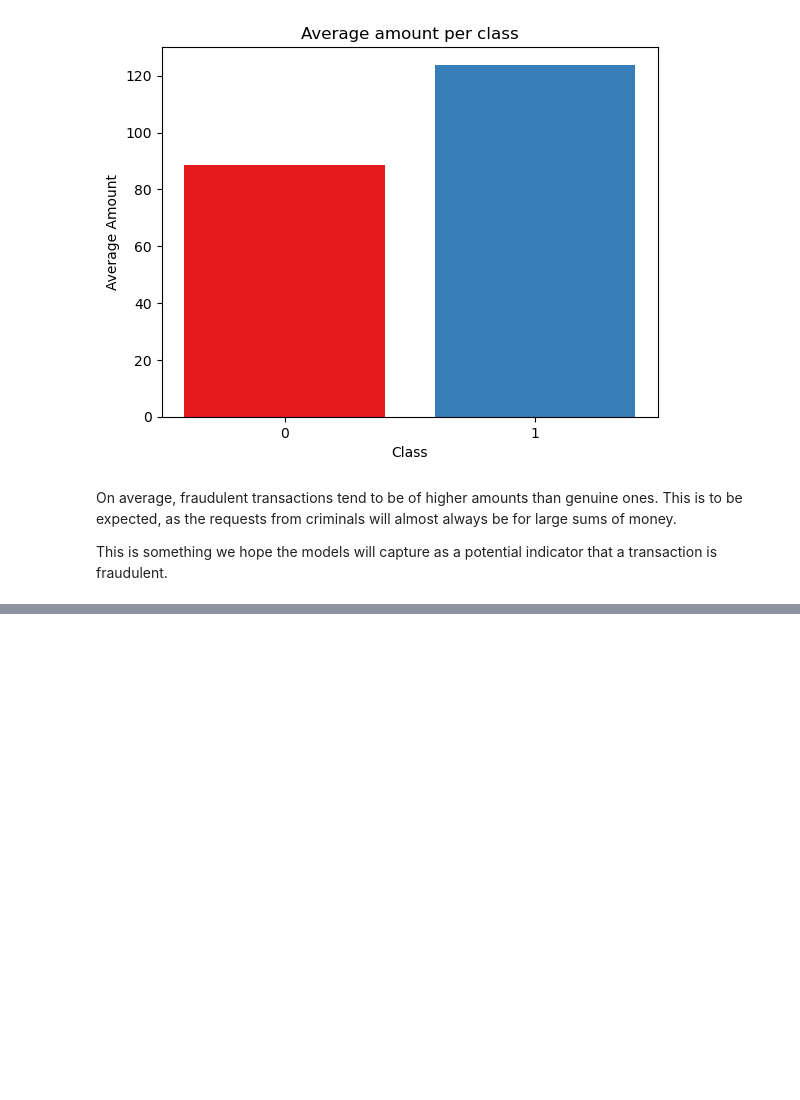
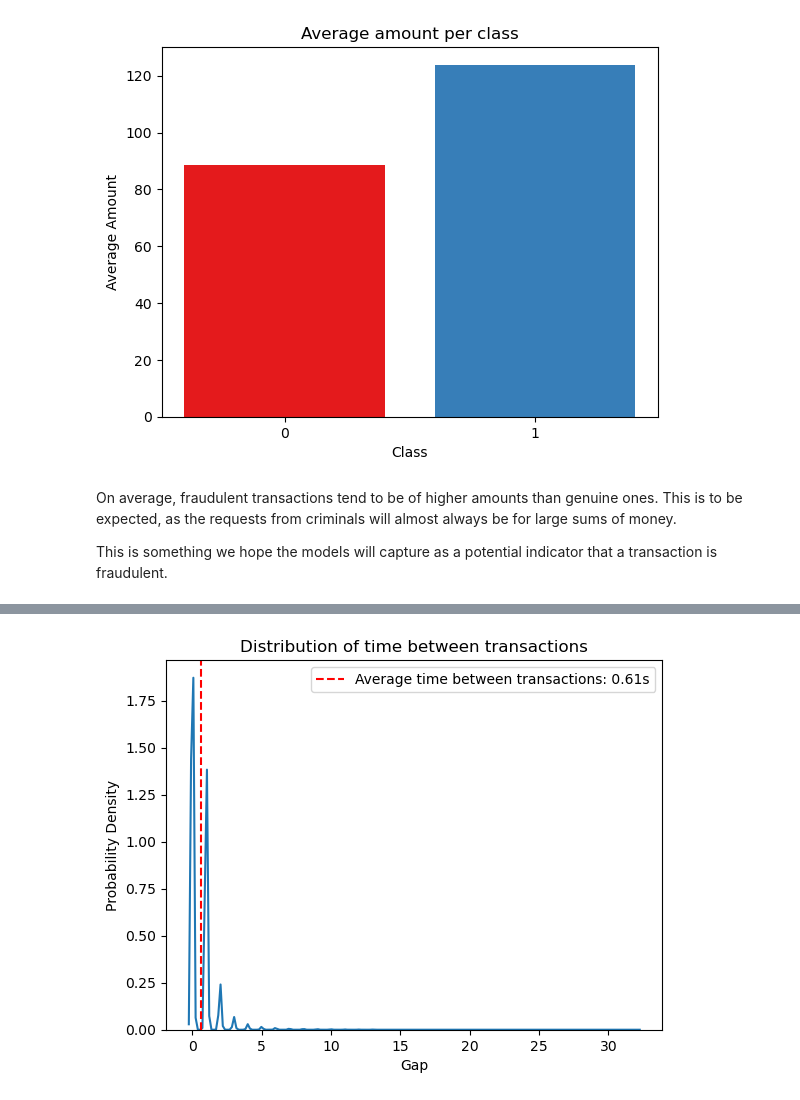
Before and after one commit to NgundoMuithya/Kaggle_Credit_Card_Fraud_Detection, a Jupyter notebook: notebook.ipynb, the cells around one changed output, grey strips where cells are left out. Drawn from its saved outputs; the diff is of its cells as text; code cells hidden in the pictures; blank space fills up the shorter version.

Commit message:
Visualize the avg time btwn transactions

```diff
--- a/notebook.ipynb
+++ b/notebook.ipynb
@@ -284,0 +285,14 @@ In this section, let's visualize the average gap between transactions.
+# %%
+gaps = []
+classes = []
+
+for index, row in cleaned_data[['Time', 'Class']].iterrows():
+    if index == 0:
+        gaps.append(row['Time'])
+    else:
+        gaps.append(row['Time'] - cleaned_data['Time'].iloc[index - 1])
+    classes.append(row['Class'])
+
+gap_df = pd.DataFrame({'Gap': gaps, 'Class': classes})
+
+gap_df.head()
@@ -284,0 +334,12 @@ In this section, let's visualize the average gap between transactions.
+# %%
+sns.kdeplot(gap_df['Gap'])
+
+plt.xlabel('Gap')
+plt.ylabel('Probability Density')
+plt.title('Distribution of time between transactions')
+plt.axvline(gap_df['Gap'].mean(), linestyle='--', color='red', label=f"Average time between transactions: {gap_df['Gap'].mean():.2f}s")
+plt.legend()
+
+plt.show()
+# %% [output]
+[figure, added]
```
Also changed, not shown: parts of 4 cells of this notebook.
